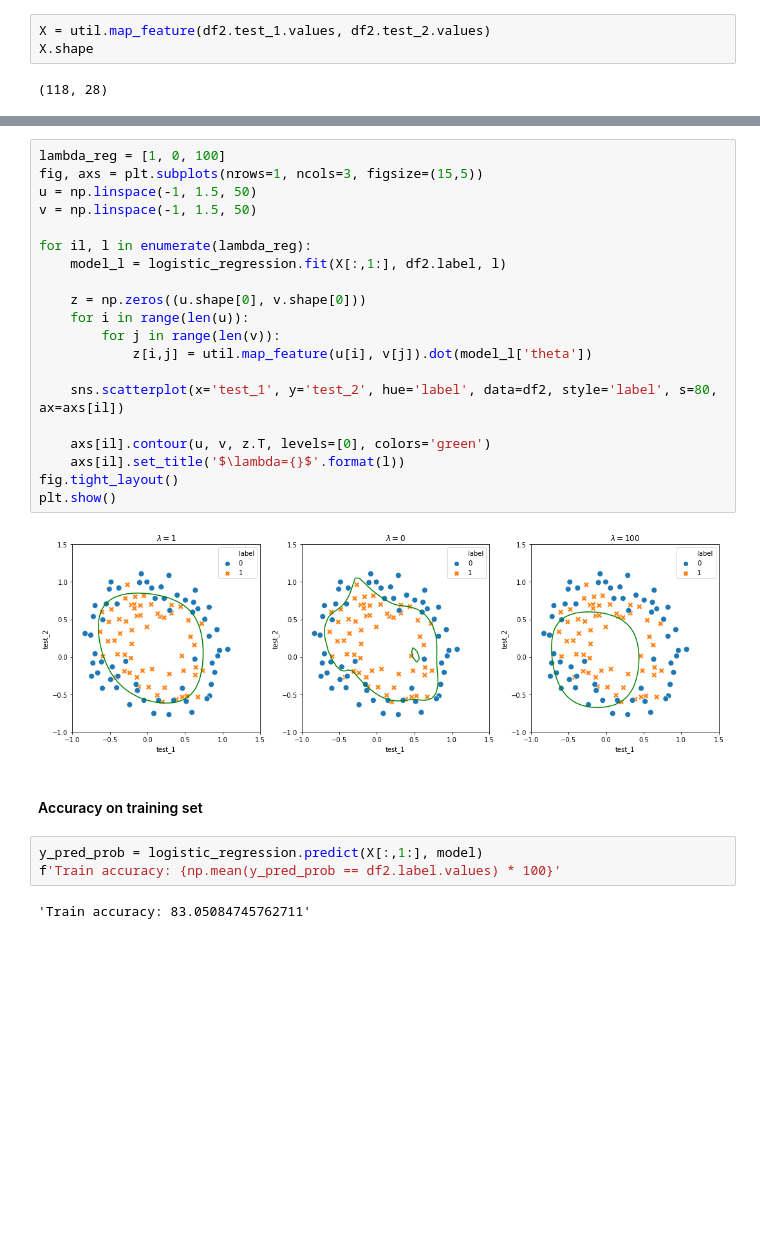
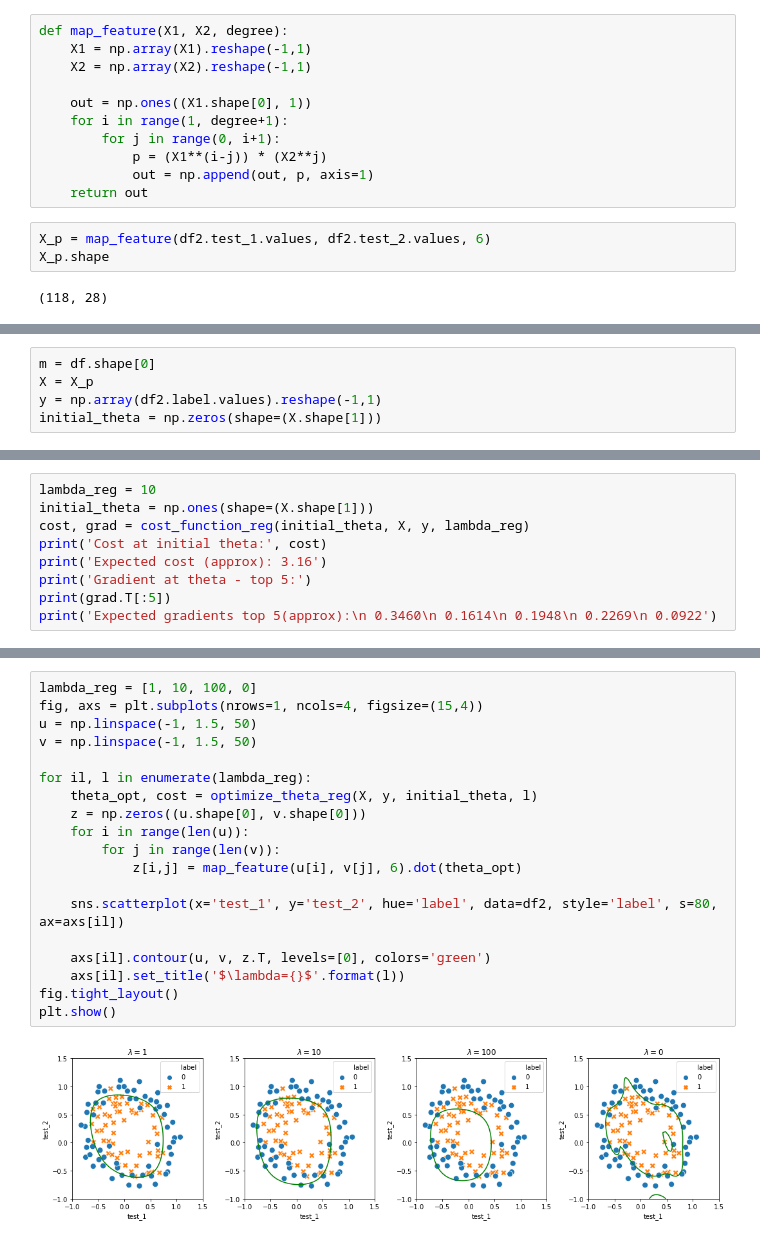
Before and after one commit to susilvaalmeida/machine-learning-andrew-ng, a Jupyter notebook: Logistic Regression.ipynb, the cells around one changed output, grey strips where cells are left out. Drawn from its saved outputs; the diff is of its cells as text; blank space fills up the shorter version.

Commit message:
Updated Logistic regression notebook

```diff
--- a/Logistic Regression.ipynb
+++ b/Logistic Regression.ipynb
@@ -145,6 +437,17 @@ The plot shows that the accepted and rejects tests cannot be separated by a stra
 > "One way to fit the data better is to create more features from each data point. We will map the features into all polynomial terms of x1 and x2 up to the sixth power."
+# %%
+def map_feature(X1, X2, degree):
+    X1 = np.array(X1).reshape(-1,1)
+    X2 = np.array(X2).reshape(-1,1)
+
+    out = np.ones((X1.shape[0], 1))
+    for i in range(1, degree+1):
+        for j in range(0, i+1):
+            p = (X1**(i-j)) * (X2**j)
+            out = np.append(out, p, axis=1)
+    return out
 # %%
-X = util.map_feature(df2.test_1.values, df2.test_2.values)
-X.shape
+X_p = map_feature(df2.test_1.values, df2.test_2.values, 6)
+X_p.shape
 # %% [output]
 (118, 28)
@@ -152,0 +456,5 @@ X.shape
+# %%
+m = df.shape[0]
+X = X_p
+y = np.array(df2.label.values).reshape(-1,1)
+initial_theta = np.zeros(shape=(X.shape[1]))
@@ -152,0 +484,9 @@ X.shape
+# %%
+lambda_reg = 10
+initial_theta = np.ones(shape=(X.shape[1]))
+cost, grad = cost_function_reg(initial_theta, X, y, lambda_reg)
+print('Cost at initial theta:', cost)
+print('Expected cost (approx): 3.16')
+print('Gradient at theta - top 5:')
+print(grad.T[:5])
+print('Expected gradients top 5(approx):\n 0.3460\n 0.1614\n 0.1948\n 0.2269\n 0.0922')
@@ -165,29 +555,21 @@ array([ 1.27271028,  0.62529966,  1.18111687, -2.01987398, -0.9174319 ,
 # %%
-lambda_reg = [1, 0, 100]
-fig, axs = plt.subplots(nrows=1, ncols=3, figsize=(15,5))
+lambda_reg = [1, 10, 100, 0]
+fig, axs = plt.subplots(nrows=1, ncols=4, figsize=(15,4))
 u = np.linspace(-1, 1.5, 50)
 v = np.linspace(-1, 1.5, 50)
 
 for il, l in enumerate(lambda_reg):
-    model_l = logistic_regression.fit(X[:,1:], df2.label, l)
-
+    theta_opt, cost = optimize_theta_reg(X, y, initial_theta, l)
     z = np.zeros((u.shape[0], v.shape[0]))
     for i in range(len(u)):
         for j in range(len(v)):
-            z[i,j] = util.map_feature(u[i], v[j]).dot(model_l['theta'])
+            z[i,j] = map_feature(u[i], v[j], 6).dot(theta_opt)
 
     sns.scatterplot(x='test_1', y='test_2', hue='label', data=df2, style='label', s=80, ax=axs[il])
 
     axs[il].contour(u, v, z.T, levels=[0], colors='green')
     axs[il].set_title('$\lambda={}$'.format(l))
 fig.tight_layout()
 plt.show()
 # %% [output]
-[figure, old version]
+[figure, new version]
-# %% [markdown]
-#### Accuracy on training set
-# %%
-y_pred_prob = logistic_regression.predict(X[:,1:], model)
-f'Train accuracy: {np.mean(y_pred_prob == df2.label.values) * 100}'
-# %% [output]
-'Train accuracy: 83.05084745762711'
```
Also changed, not shown: parts of 66 cells of this notebook, 1 other file.
